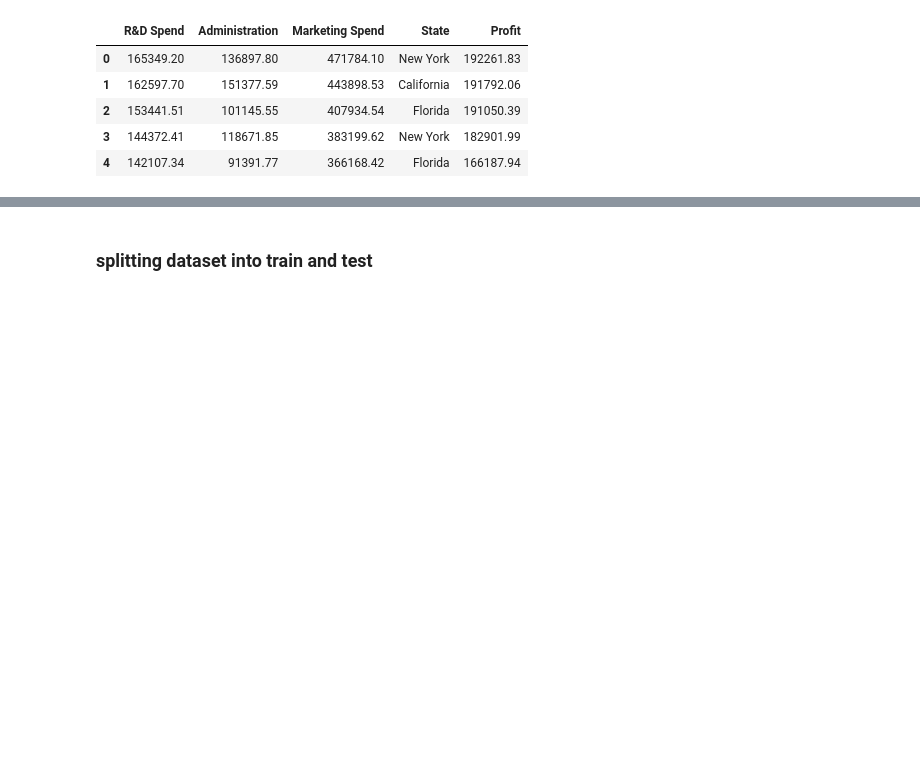
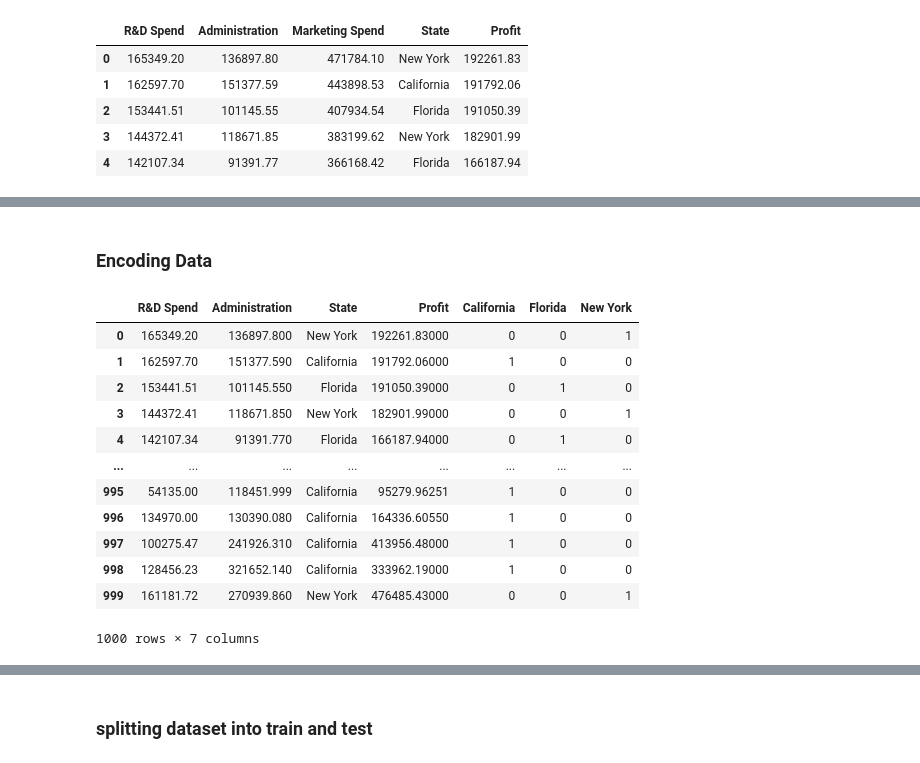
Before and after one commit to boosuro/profit_estimation_of_companies, a Jupyter notebook: profit_estimation_of_companies.ipynb, the cells around one changed output, grey strips where cells are left out. Drawn from its saved outputs; the diff is of its cells as text; code cells hidden in the pictures; blank space fills up the shorter version.

Commit message:
Data Preprocessing

```diff
--- a/profit_estimation_of_companies.ipynb
+++ b/profit_estimation_of_companies.ipynb
@@ -10,7 +10,7 @@ import pandas as pd
 # %% [markdown]
 ### loading the dataset
 # %%
-companies = pd.read_csv(r'C:\dataset\1000_Companies.csv')
+companies = pd.read_csv('1000_Companies.csv')
 companies.head()
 # %% [output]
 |  | R&D Spend | Administration | Marketing Spend | State | Profit |
@@ -23,0 +33,2 @@ companies.head()
+# %%
+companies.drop(['Marketing Spend'],axis=1,inplace=True)
@@ -23,0 +51,22 @@ companies.head()
+# %% [markdown]
+### Encoding Data
+# %%
+dummies=pd.get_dummies(companies.State)
+# %%
+companies=pd.concat([companies,dummies],axis=1)
+# %%
+companies
+# %% [output]
+|  | R&D Spend | Administration | State | Profit | California | Florida | New York |
+| 0 | 165349.20 | 136897.800 | New York | 192261.83000 | 0 | 0 | 1 |
+| 1 | 162597.70 | 151377.590 | California | 191792.06000 | 1 | 0 | 0 |
+| 2 | 153441.51 | 101145.550 | Florida | 191050.39000 | 0 | 1 | 0 |
+| 3 | 144372.41 | 118671.850 | New York | 182901.99000 | 0 | 0 | 1 |
+| 4 | 142107.34 | 91391.770 | Florida | 166187.94000 | 0 | 1 | 0 |
+| ... | ... | ... | ... | ... | ... | ... | ... |
+| 995 | 54135.00 | 118451.999 | California | 95279.96251 | 1 | 0 | 0 |
+| 996 | 134970.00 | 130390.080 | California | 164336.60550 | 1 | 0 | 0 |
+| 997 | 100275.47 | 241926.310 | California | 413956.48000 | 1 | 0 | 0 |
+| 998 | 128456.23 | 321652.140 | California | 333962.19000 | 1 | 0 | 0 |
+| 999 | 161181.72 | 270939.860 | New York | 476485.43000 | 0 | 0 | 1 |
+1000 rows × 7 columns
```
Also changed, not shown: parts of 22 cells of this notebook.
